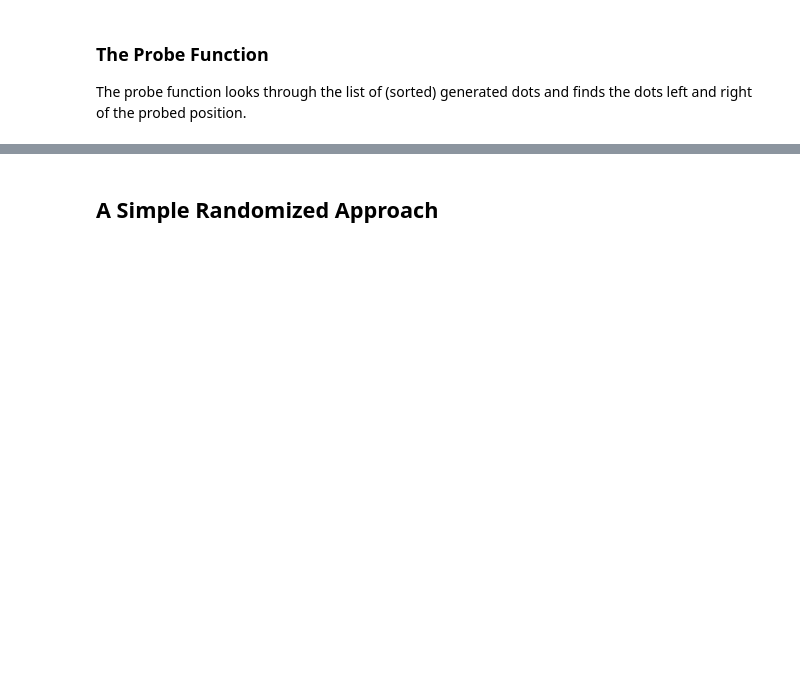
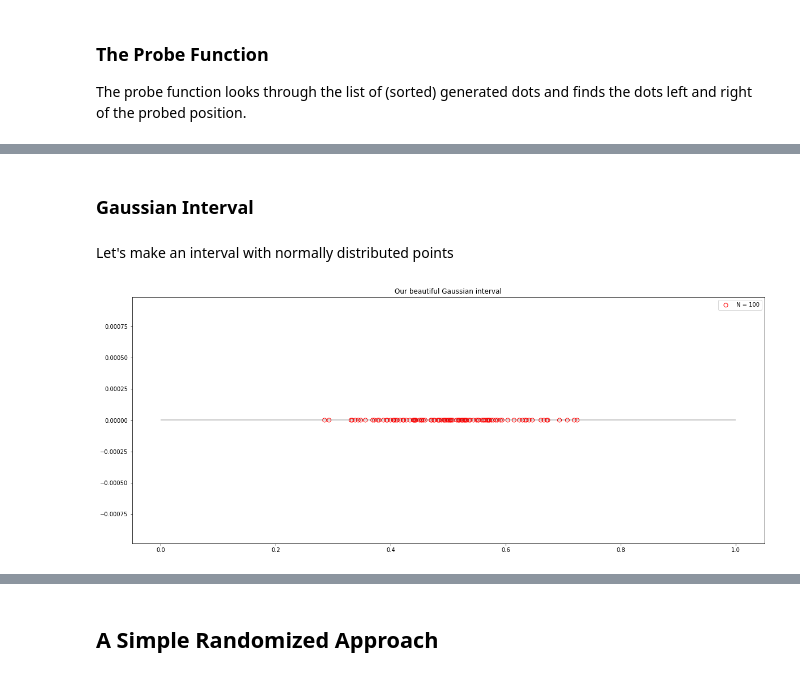
Before and after one commit to sebastiandro/probing-density, a Jupyter notebook: Probing Density.ipynb, the cells around one changed output, grey strips where cells are left out. Saved outputs shown, nothing was run; the diff lists cells and outputs as text; code cells hidden in the pictures; blank space fills up the shorter version.

```diff
--- a/Probing Density.ipynb
+++ b/Probing Density.ipynb
@@ -87,0 +101,13 @@ Max distance: 0.852
+# %% [markdown]
+### Gaussian Interval
+# %% [markdown]
+Let's make an interval with normally distributed points
+# %%
+def custom_gaussian():
+    return random.gauss(0.5, 0.1)
+
+dots_gauss = generate_dots(N,d, custom_gaussian)
+plot_interval(dots_gauss, "Our beautiful Gaussian interval")
+dots_gauss.sort()
+# %% [output]
+[figure, added]
```
Also changed, not shown: parts of 38 cells of this notebook.
